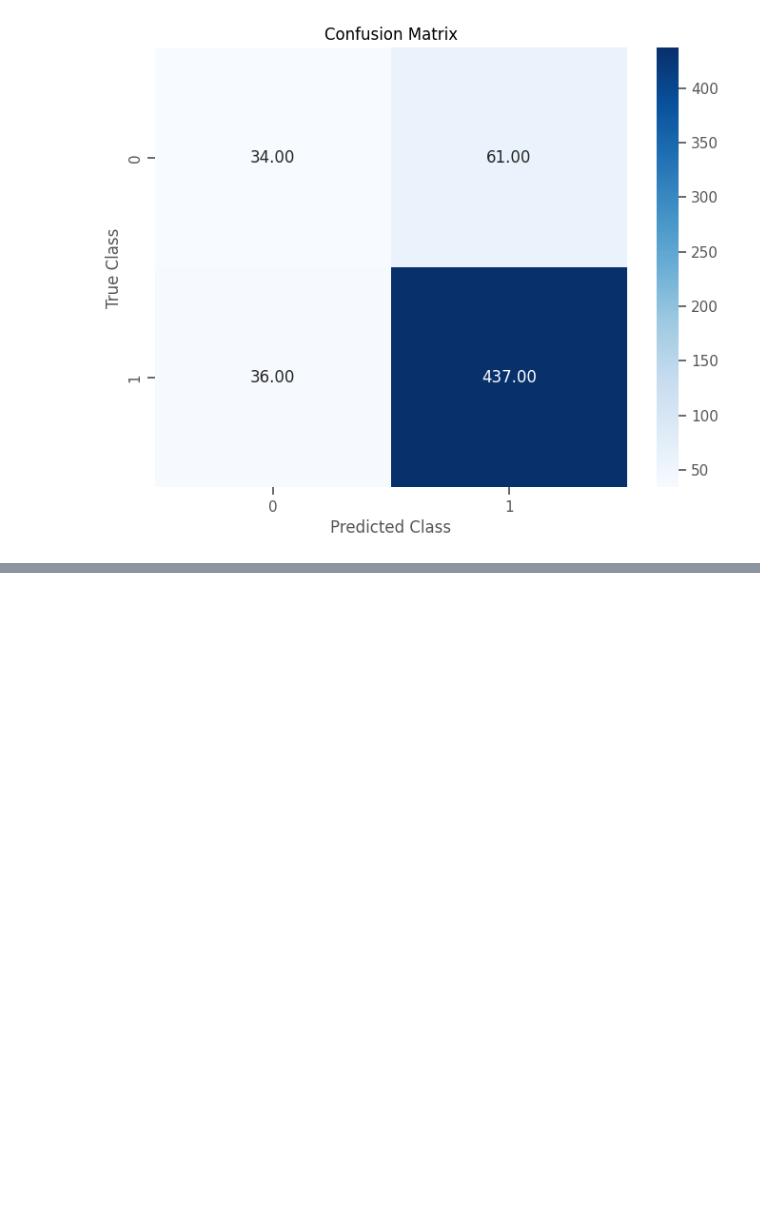
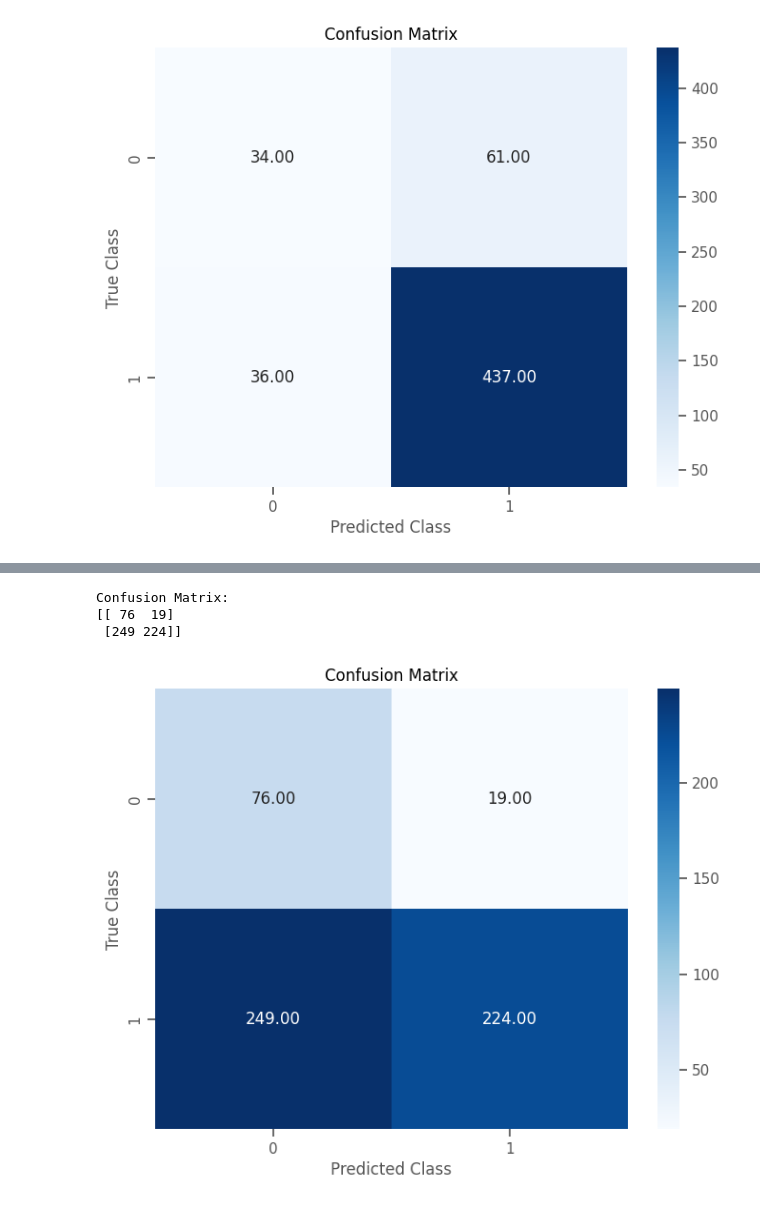
Before and after one commit to dthatprince/Global-Terrorism-Data-Analysis-and-Prediction, a Jupyter notebook: Colab_Prediction_of_global_terrorist_attacks.ipynb, the cells around one changed output, grey strips where cells are left out. Drawn from its saved outputs; the diff is of its cells as text; code cells hidden in the pictures; blank space fills up the shorter version.

```diff
--- a/Colab_Prediction_of_global_terrorist_attacks.ipynb
+++ b/Colab_Prediction_of_global_terrorist_attacks.ipynb
@@ -1098,0 +1101,22 @@ Confusion Matrix:
+# %%
+from sklearn.model_selection import GridSearchCV
+
+#KNN classifier
+knn = KNeighborsClassifier()
+
+# Define the parameter grid
+param_grid = {
+    'n_neighbors': [3, 5, 7],  # Different values of k - you can play with this too, might take forever depending on the data size and values too
+    'metric': ['euclidean', 'manhattan']  # Different distance metrics
+}
+
+# Perform grid search
+grid_search = GridSearchCV(knn, param_grid, cv=5)  # Adjust the cv parameter as desired for the no. of cross-validation you want
+grid_search.fit(X_train_smoteenn, y_train_smoteenn)  # Use your training data here
+
+# Get the best parameters and best score
+best_params = grid_search.best_params_
+best_score = grid_search.best_score_
+
+print("Best Parameters:", best_params)
+print("Best Score:", best_score)
@@ -1098,0 +1126,9 @@ Confusion Matrix:
+# %%
+from sklearn.metrics import accuracy_score
+
+# Make predictions on test data using the GridSearch Algo
+y_pred_gs = grid_search.predict(X_test)
+
+# Calculate accuracy
+accuracy = accuracy_score(y_test, y_pred_gs)
+print("Accuracy:", accuracy)
@@ -1098,0 +1152,19 @@ Confusion Matrix:
+# %%
+# confusion matrix
+cm_gs = confusion_matrix(y_test, y_pred_gs)
+print("Confusion Matrix:")
+print(cm_gs)
+# %% [output]
+Confusion Matrix:
+[[ 76  19]
+ [249 224]]
+# %%
+# Generate heatmap confusion matrix
+plt.figure(figsize=(8, 6))
+sns.heatmap(cm_gs,fmt='.2f', annot=True, cmap='Blues')
+plt.title(f"Confusion Matrix")
+plt.xlabel("Predicted Class")
+plt.ylabel("True Class")
+plt.show()
+# %% [output]
+[figure, added]
```
Also changed, not shown: parts of 4 cells of this notebook.
